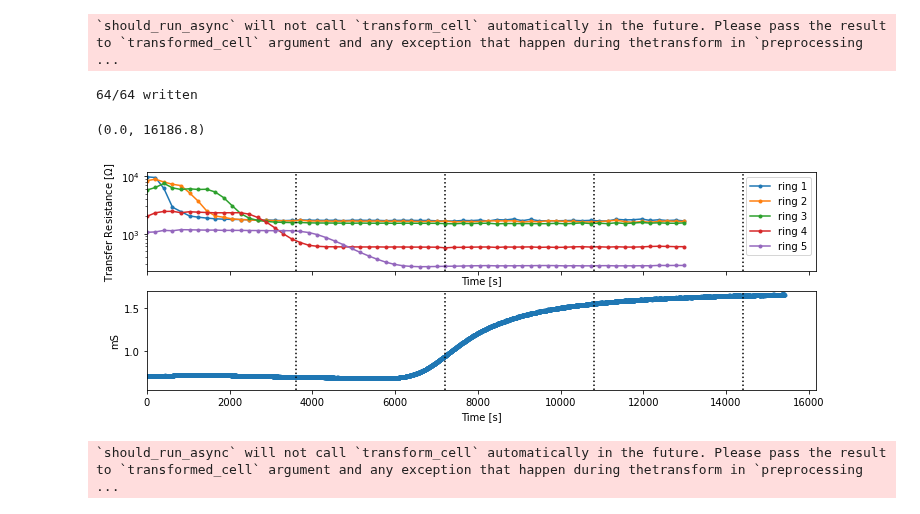
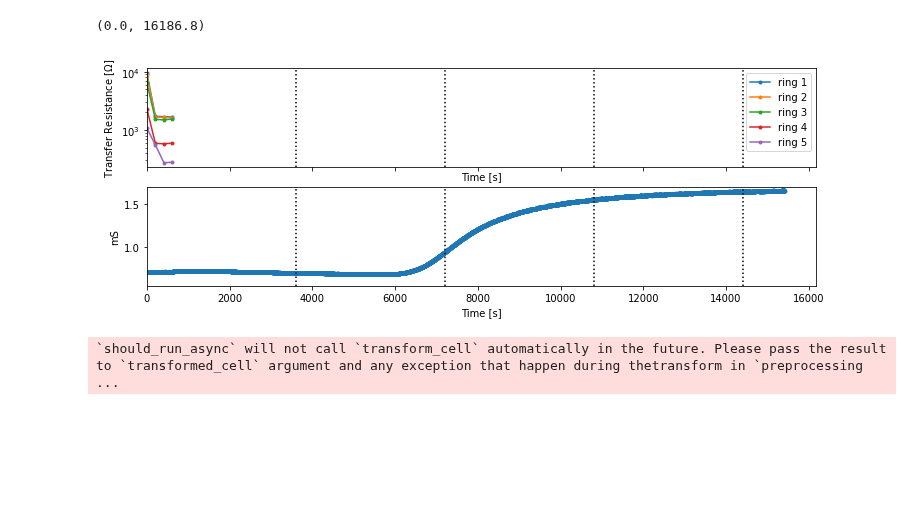
Before and after one commit to hkexgroup/resipy, a Jupyter notebook: jupyter-notebook/paper3d-column.ipynb, the cells around one changed output. Saved outputs shown, nothing was run; the diff lists cells and outputs as text; code cells hidden in the pictures; blank space fills up the shorter version.

Commit message:
Tank Column mesh

```diff
--- a/jupyter-notebook/paper3d-column.ipynb
+++ b/jupyter-notebook/paper3d-column.ipynb
@@ -54,6 +54,6 @@ def showEvol(k, dt=2, ax=None): # dt is time interval in seconds
 # %%
 # each survey last 41.22 s
-k = Project(datadir, typ='R3t')
+k = Project(typ='R3t')
 k.createTimeLapseSurvey(datadir + 'data/', ftype='ProtocolDC')
-k.importElec(datadir + 'elecOnString.csv')
+k.importElec(datadir + 'elec.csv')
 # %% [output]
@@ -89,25 +76,21 @@ Wine version = 4.0
 # %%
-# k.computeDiff() # doesn't work so well for 3D
-res0 = np.array(k.meshResults[0].df['Resistivity'])
+res0 = np.array(k.meshResults[0].df['Resistivity(ohm.m)'])
 for i, m in enumerate(k.meshResults):
-    res = np.array(m.df['Resistivity'])
+    res = np.array(m.df['Resistivity(ohm.m)'])
     m.df['difference(percent)'] = list((res-res0)/res0*100)
-    m.vtk(datadir + 'out{:03d}.vtk'.format(i))
+    m.vtk(wd + 'out{:03d}.vtk'.format(i))
     print('\r{:d}/{:d} written'.format(i+1, len(k.meshResults)), end='')
 print('\n')
-# %% [output]
-`should_run_async` will not call `transform_cell` automatically in the future. Please pass the result to `transformed_cell` argument and any exception that happen during thetransform in `preprocessing ...
-64/64 written
 # %%
 # vizualise resistance on each ring and EC of the outflow with time
 steps = np.array([60, 120, 180, 240])*60
 fig, axs = plt.subplots(2, 1, sharex=True, figsize=(12,4))
-showEvol(k, dt=41.25*5, ax=axs[0])
+showEvol(k, dt=41.25*5*5, ax=axs[0])
 [axs[0].axvline(a, color='k', linestyle=':') for a in steps]
 showOutflow(datadir + 'outflow/20030201.txt', ax=axs[1])
 [axs[1].axvline(a, color='k', linestyle=':') for a in steps]
 axs[1].set_ylim([0.55, 1.7])
 axs[1].set_xlim([0, None])
 # %% [output]
 (0.0, 16186.8)
-[figure, old version]
+[figure, new version]
```
Also changed, not shown: parts of 6 cells of this notebook, 32 other files.
